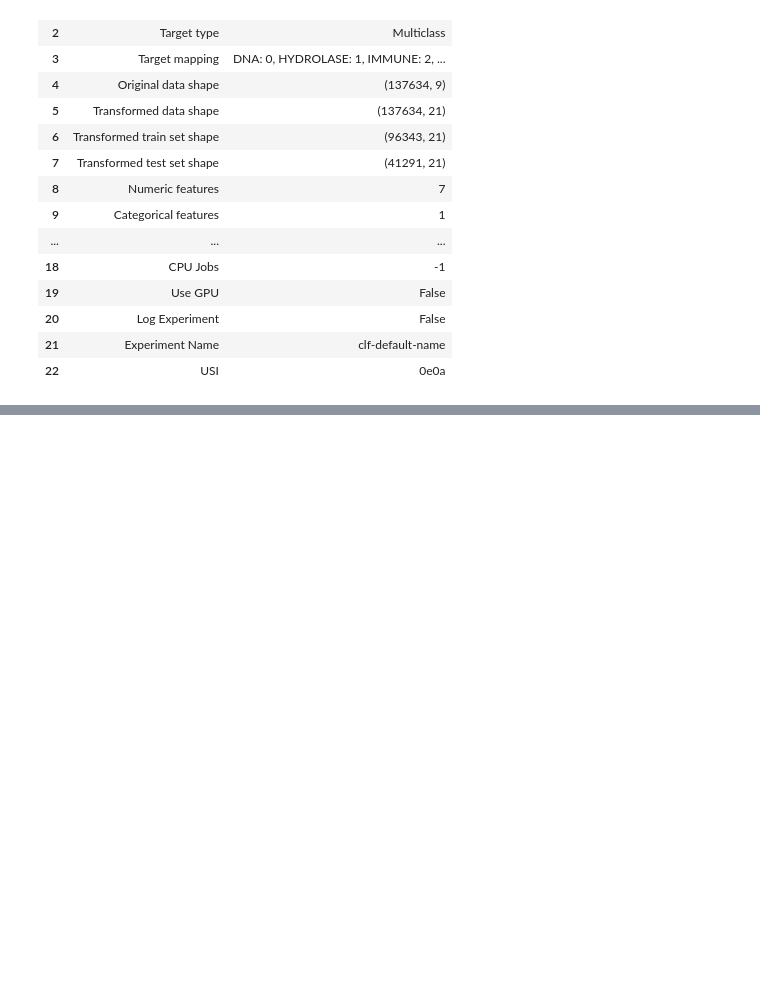
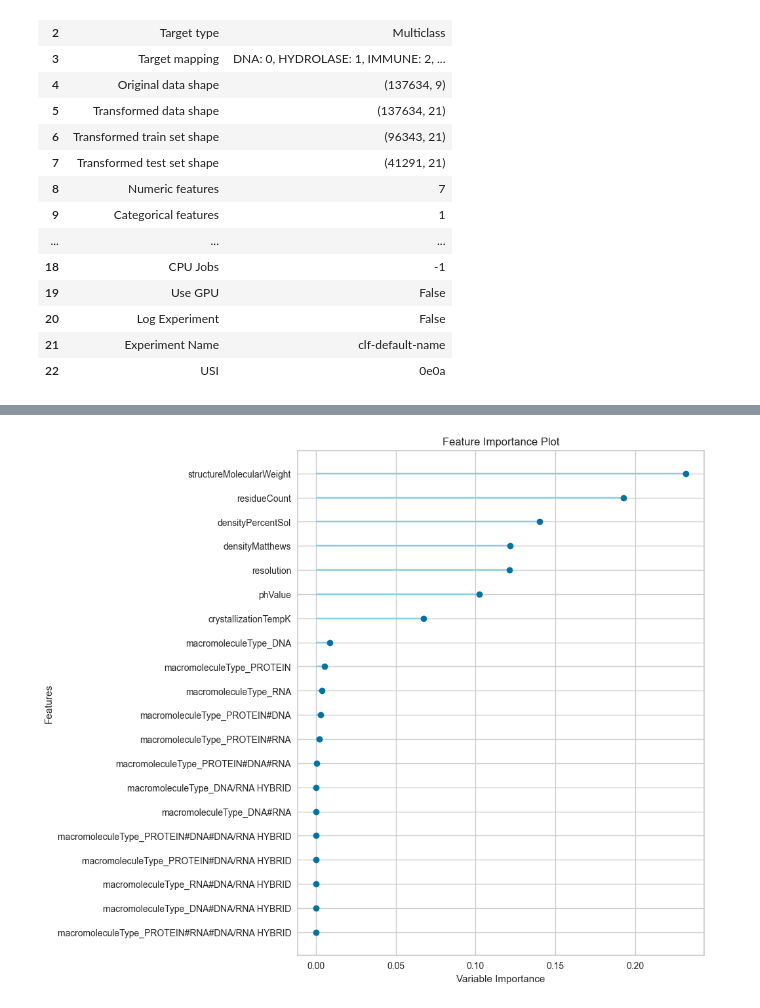
Before and after one commit to adhitizki/protein, a Jupyter notebook: notebook.ipynb, the cells around one changed output, grey strips where cells are left out. Saved outputs shown, nothing was run; the diff lists cells and outputs as text; code cells hidden in the pictures; blank space fills up the shorter version.

```diff
--- a/notebook.ipynb
+++ b/notebook.ipynb
@@ -473,0 +488,3 @@ best_model = compare_models(budget_time=5)
+# %%
+plot_model(best_model, plot = 'feature_all')
+# %% [output]
@@ -473,0 +492 @@ best_model = compare_models(budget_time=5)
+[figure, added]
```
Also changed, not shown: parts of 6 cells of this notebook.
